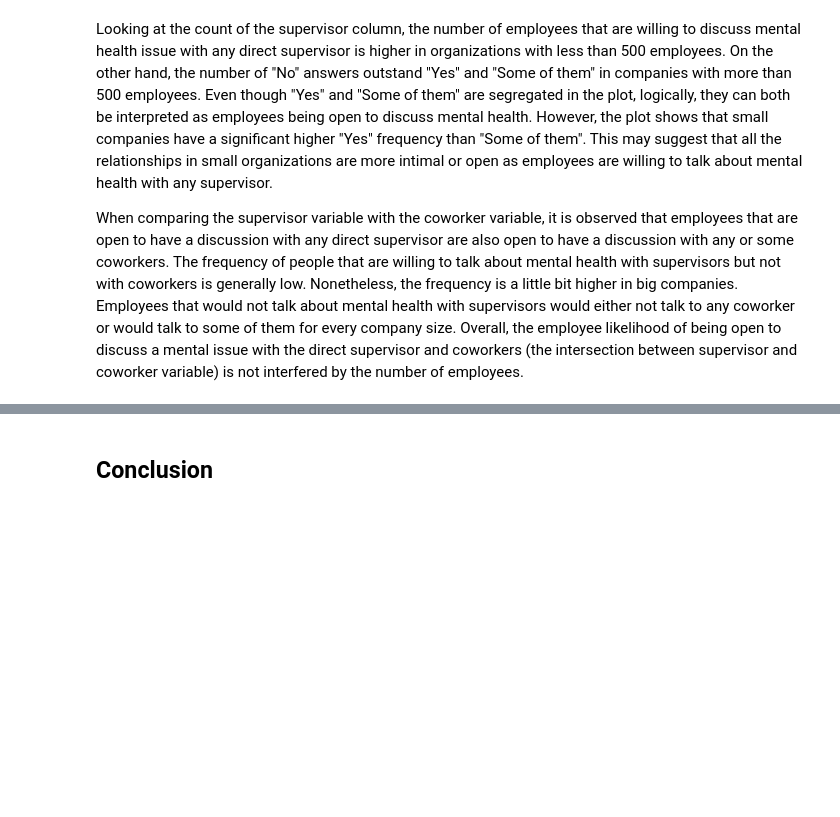
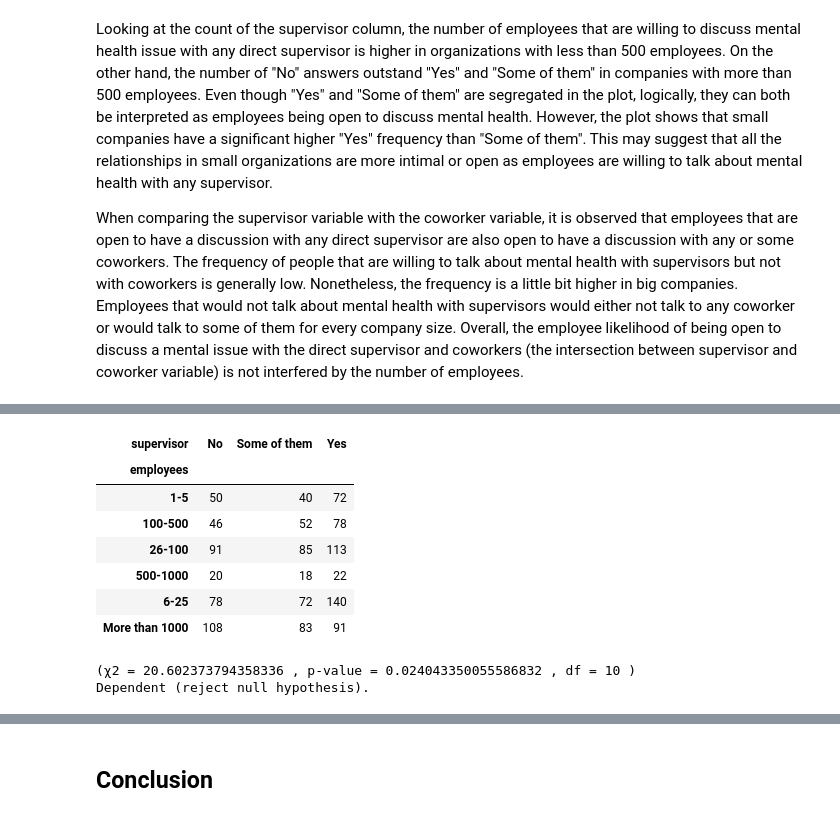
Before and after one commit to cltomiyama/MentalHealthSurvey_analysis, a Jupyter notebook: analysis/carolina/analysis_notebook.ipynb, the cells around one changed output, grey strips where cells are left out. Drawn from its saved outputs; the diff is of its cells as text; code cells hidden in the pictures; blank space fills up the shorter version.

```diff
--- a/analysis/carolina/analysis_notebook.ipynb
+++ b/analysis/carolina/analysis_notebook.ipynb
@@ -565,0 +612,17 @@ When comparing the supervisor variable with the coworker variable, it is observe
+# %%
+noe_sup_crosstab= pd.crosstab(noe, sup, margins= False)
+noe_sup_crosstab
+# %% [output]
+| supervisor | No | Some of them | Yes |
+| employees |  |  |  |
+| 1-5 | 50 | 40 | 72 |
+| 100-500 | 46 | 52 | 78 |
+| 26-100 | 91 | 85 | 113 |
+| 500-1000 | 20 | 18 | 22 |
+| 6-25 | 78 | 72 | 140 |
+| More than 1000 | 108 | 83 | 91 |
+# %%
+chi_sq(noe_sup_crosstab)
+# %% [output]
+(χ2 = 20.602373794358336 , p-value = 0.024043350055586832 , df = 10 )
+Dependent (reject null hypothesis).
```
Also changed, not shown: parts of 17 cells of this notebook, 4 other files.
